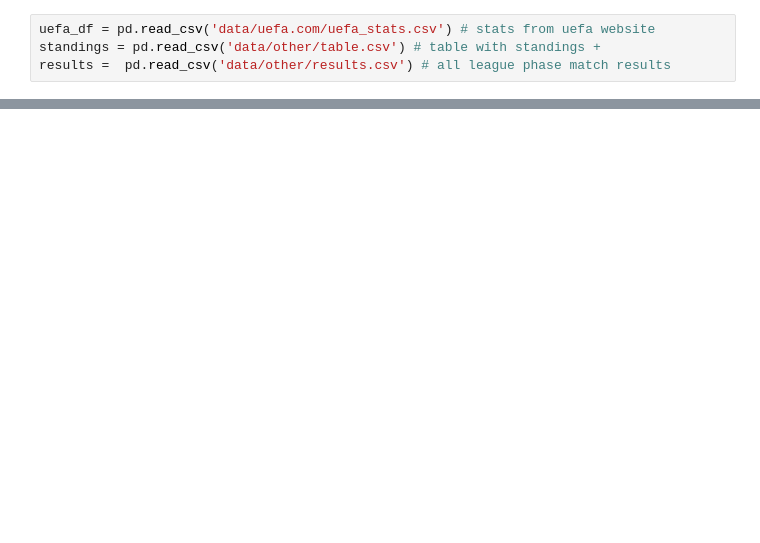
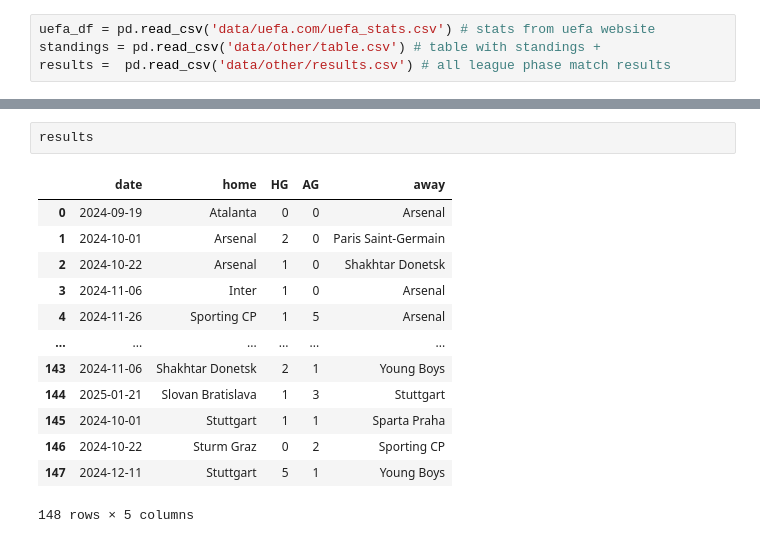
Before and after one commit to NikolaosTM/UCL2025, a Jupyter notebook: LeaguePhase/workbook.ipynb, the cells around one changed output, grey strips where cells are left out. Cells and saved outputs as stored; diff of their text form; blank space fills up the shorter version.

```diff
--- a/LeaguePhase/workbook.ipynb
+++ b/LeaguePhase/workbook.ipynb
@@ -98,3 +30,19 @@ sorted(standings.team.unique())
+# %%
+results
+# %% [output]
+|  | date | home | HG | AG | away |
+| 0 | 2024-09-19 | Atalanta | 0 | 0 | Arsenal |
+| 1 | 2024-10-01 | Arsenal | 2 | 0 | Paris Saint-Germain |
+| 2 | 2024-10-22 | Arsenal | 1 | 0 | Shakhtar Donetsk |
+| 3 | 2024-11-06 | Inter | 1 | 0 | Arsenal |
+| 4 | 2024-11-26 | Sporting CP | 1 | 5 | Arsenal |
+| ... | ... | ... | ... | ... | ... |
+| 143 | 2024-11-06 | Shakhtar Donetsk | 2 | 1 | Young Boys |
+| 144 | 2025-01-21 | Slovan Bratislava | 1 | 3 | Stuttgart |
+| 145 | 2024-10-01 | Stuttgart | 1 | 1 | Sparta Praha |
+| 146 | 2024-10-22 | Sturm Graz | 0 | 2 | Sporting CP |
+| 147 | 2024-12-11 | Stuttgart | 5 | 1 | Young Boys |
+148 rows × 5 columns
 # %%
 team_map = {
 'results' : {
```
Also changed, not shown: parts of 11 cells of this notebook, 5 other files.
